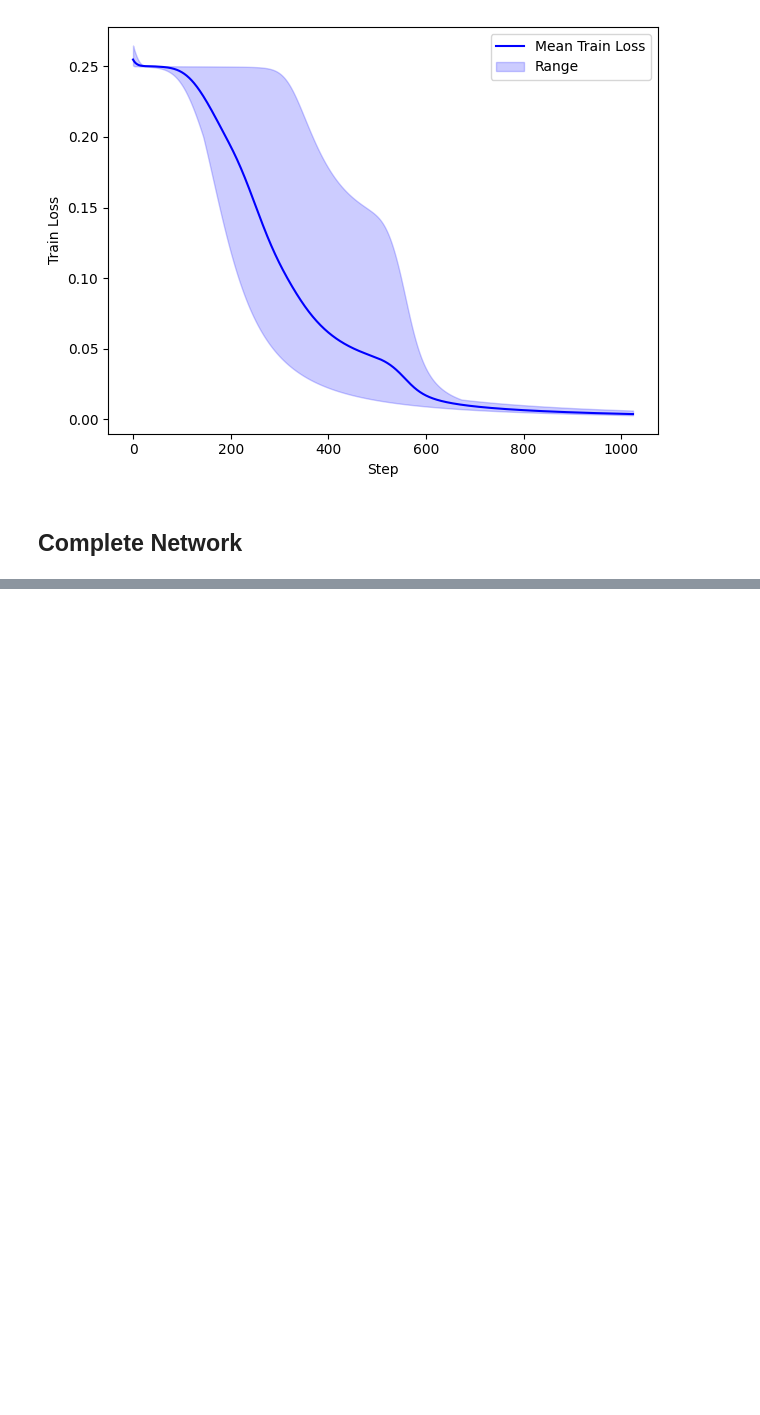
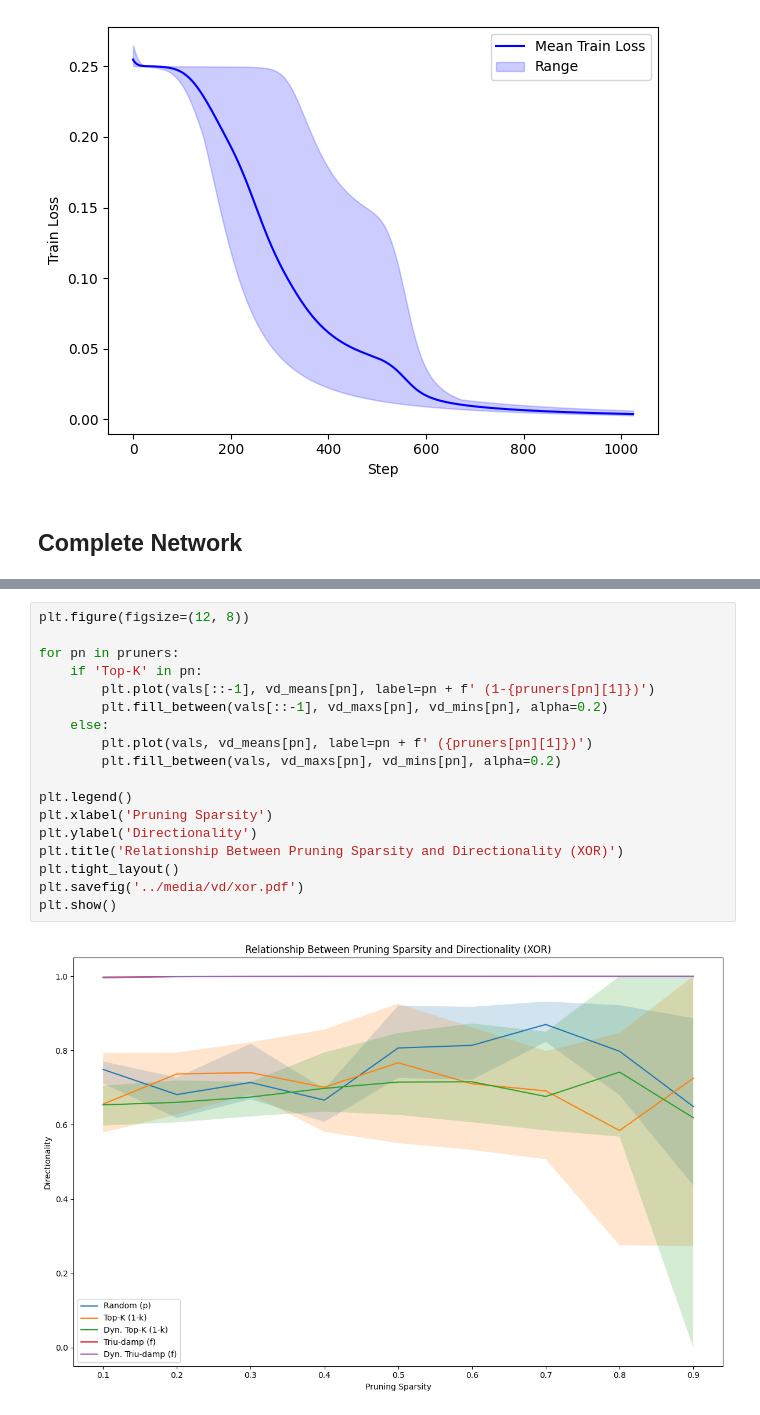
Before and after one commit to PerceptronV/induced-mlp, a Jupyter notebook: notebooks/xor.ipynb, the cells around one changed output, grey strips where cells are left out. Cells and saved outputs as stored; diff of their text form; blank space fills up the shorter version.

```diff
--- a/notebooks/xor.ipynb
+++ b/notebooks/xor.ipynb
@@ -170,0 +375,20 @@ Directionality: nan $\pm$ nan
+# %%
+plt.figure(figsize=(12, 8))
+
+for pn in pruners:
+    if 'Top-K' in pn:
+        plt.plot(vals[::-1], vd_means[pn], label=pn + f' (1-{pruners[pn][1]})')
+        plt.fill_between(vals[::-1], vd_maxs[pn], vd_mins[pn], alpha=0.2)
+    else:
+        plt.plot(vals, vd_means[pn], label=pn + f' ({pruners[pn][1]})')
+        plt.fill_between(vals, vd_maxs[pn], vd_mins[pn], alpha=0.2)
+
+plt.legend()
+plt.xlabel('Pruning Sparsity')
+plt.ylabel('Directionality')
+plt.title('Relationship Between Pruning Sparsity and Directionality (XOR)')
+plt.tight_layout()
+plt.savefig('../media/vd/xor.pdf')
+plt.show()
+# %% [output]
+[figure, added]
```
Also changed, not shown: parts of 9 cells of this notebook, 16 other files.
